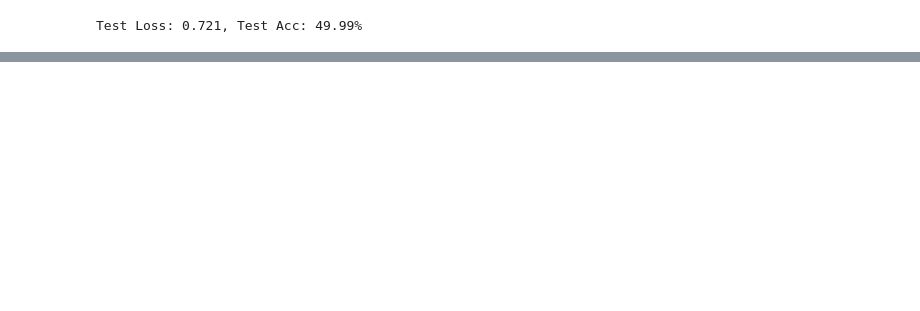
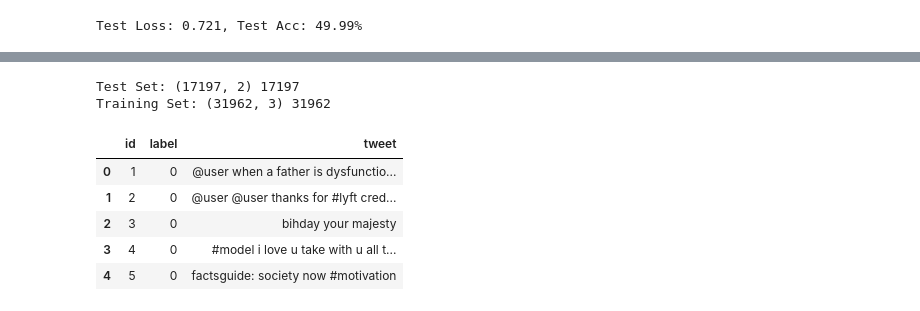
Before and after one commit to king-menin/mipt-nlp2022, a Jupyter notebook: seminars/sem3/sem3_classification.ipynb, the cells around one changed output, grey strips where cells are left out. Cells and saved outputs as stored; diff of their text form; code cells hidden in the pictures; blank space fills up the shorter version.

```diff
--- a/seminars/sem3/sem3_classification.ipynb
+++ b/seminars/sem3/sem3_classification.ipynb
@@ -339,0 +441,18 @@ Test Loss: 0.721, Test Acc: 49.99%
+# %%
+import pandas as pd
+test = pd.read_csv('test.csv')
+print("Test Set:"% test.columns, test.shape, len(test))
+train = pd.read_csv('train_tweet.csv')
+print("Training Set:"% train.columns, train.shape, len(train))
+# %% [output]
+Test Set: (17197, 2) 17197
+Training Set: (31962, 3) 31962
+# %%
+train.head()
+# %% [output]
+|  | id | label | tweet |
+| 0 | 1 | 0 | @user when a father is dysfunctio... |
+| 1 | 2 | 0 | @user @user thanks for #lyft cred... |
+| 2 | 3 | 0 | bihday your majesty |
+| 3 | 4 | 0 | #model i love u take with u all t... |
+| 4 | 5 | 0 | factsguide: society now #motivation |
```
Also changed, not shown: parts of 61 cells of this notebook.
